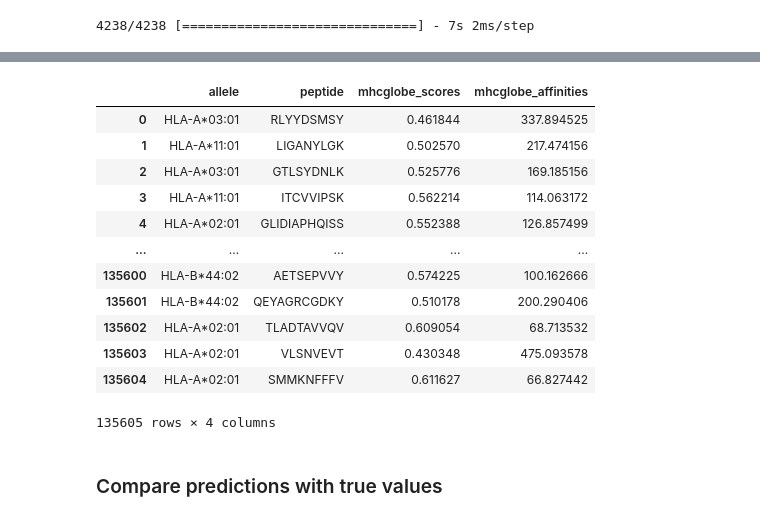
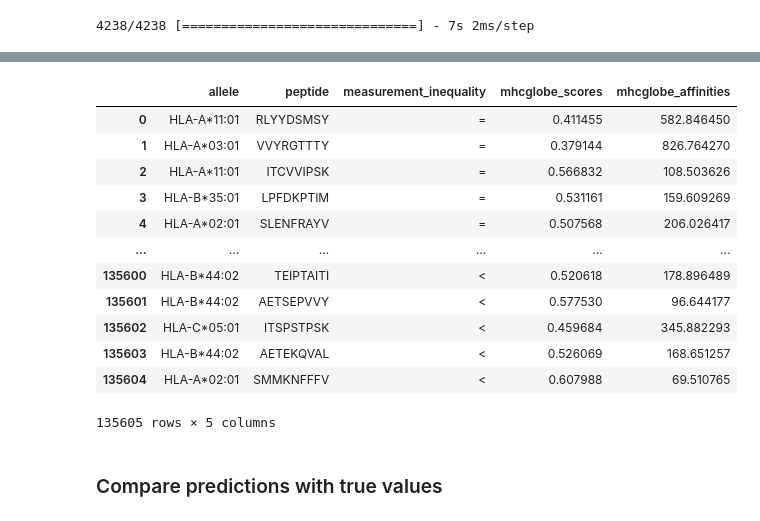
Before and after one commit to prakritipaul/mhcglobe, a Jupyter notebook: prakriti_MHCGlobe_pipeline.ipynb, the cells around one changed output, grey strips where cells are left out. Cells and saved outputs as stored; diff of their text form; code cells hidden in the pictures.

```diff
--- a/prakriti_MHCGlobe_pipeline.ipynb
+++ b/prakriti_MHCGlobe_pipeline.ipynb
@@ -93,3 +79,6 @@ print(human_pMHC_true_data_train.shape, human_pMHC_true_data_test.shape)
+# %%
+human_pMHC_true_data_train = human_pMHC_true_data_train.reset_index(drop=True)
+human_pMHC_true_data_test = human_pMHC_true_data_test.reset_index(drop=True)
 # %% [markdown]
 ### Make X_tr, Y_tr, X_es, Y_es for training
 # %%
@@ -114,7 +105,9 @@ import sequence_functions as seqf
 import binding_affinity as ba
 
 # Run the prediction
-to_predict = human_pMHC_true_data_test[["allele", "peptide"]]
+# to_predict = human_pMHC_true_data_test[["allele", "peptide", "measurement_inequality"]].iloc[:10]
+to_predict = human_pMHC_true_data_test[["allele", "peptide", "measurement_inequality"]]
+
 X = seqf.get_XY(to_predict, encode_type="ONE_HOT", get_Y=False)
 mhcglobe_scores = new_model.predict(X)
 
@@ -149,21 +128,20 @@ munged_to_predict.index = prediction_df.index
 # %%
 # Present the data nicely!
 prediction_df_all = pd.concat([munged_to_predict, prediction_df], axis=1)
-prediction_df_all
 # %% [output]
-|  | allele | peptide | mhcglobe_scores | mhcglobe_affinities |
-| 0 | HLA-A*03:01 | RLYYDSMSY | 0.461844 | 337.894525 |
-| 1 | HLA-A*11:01 | LIGANYLGK | 0.502570 | 217.474156 |
-| 2 | HLA-A*03:01 | GTLSYDNLK | 0.525776 | 169.185156 |
-| 3 | HLA-A*11:01 | ITCVVIPSK | 0.562214 | 114.063172 |
-| 4 | HLA-A*02:01 | GLIDIAPHQISS | 0.552388 | 126.857499 |
-| ... | ... | ... | ... | ... |
-| 135600 | HLA-B*44:02 | AETSEPVVY | 0.574225 | 100.162666 |
-| 135601 | HLA-B*44:02 | QEYAGRCGDKY | 0.510178 | 200.290406 |
-| 135602 | HLA-A*02:01 | TLADTAVVQV | 0.609054 | 68.713532 |
-| 135603 | HLA-A*02:01 | VLSNVEVT | 0.430348 | 475.093578 |
-| 135604 | HLA-A*02:01 | SMMKNFFFV | 0.611627 | 66.827442 |
+|  | allele | peptide | measurement_inequality | mhcglobe_scores | mhcglobe_affinities |
+| 0 | HLA-A*11:01 | RLYYDSMSY | = | 0.411455 | 582.846450 |
+| 1 | HLA-A*03:01 | VVYRGTTTY | = | 0.379144 | 826.764270 |
+| 2 | HLA-A*11:01 | ITCVVIPSK | = | 0.566832 | 108.503626 |
+| 3 | HLA-B*35:01 | LPFDKPTIM | = | 0.531161 | 159.609269 |
+| 4 | HLA-A*02:01 | SLENFRAYV | = | 0.507568 | 206.026417 |
+| ... | ... | ... | ... | ... | ... |
+| 135600 | HLA-B*44:02 | TEIPTAITI | < | 0.520618 | 178.896489 |
+| 135601 | HLA-B*44:02 | AETSEPVVY | < | 0.577530 | 96.644177 |
+| 135602 | HLA-C*05:01 | ITSPSTPSK | < | 0.459684 | 345.882293 |
+| 135603 | HLA-B*44:02 | AETEKQVAL | < | 0.526069 | 168.651257 |
+| 135604 | HLA-A*02:01 | SMMKNFFFV | < | 0.607988 | 69.510765 |
-135605 rows × 4 columns
+135605 rows × 5 columns
 # %% [markdown]
 ### Compare predictions with true values
 # %%
```
Also changed, not shown: parts of 11 cells of this notebook.
